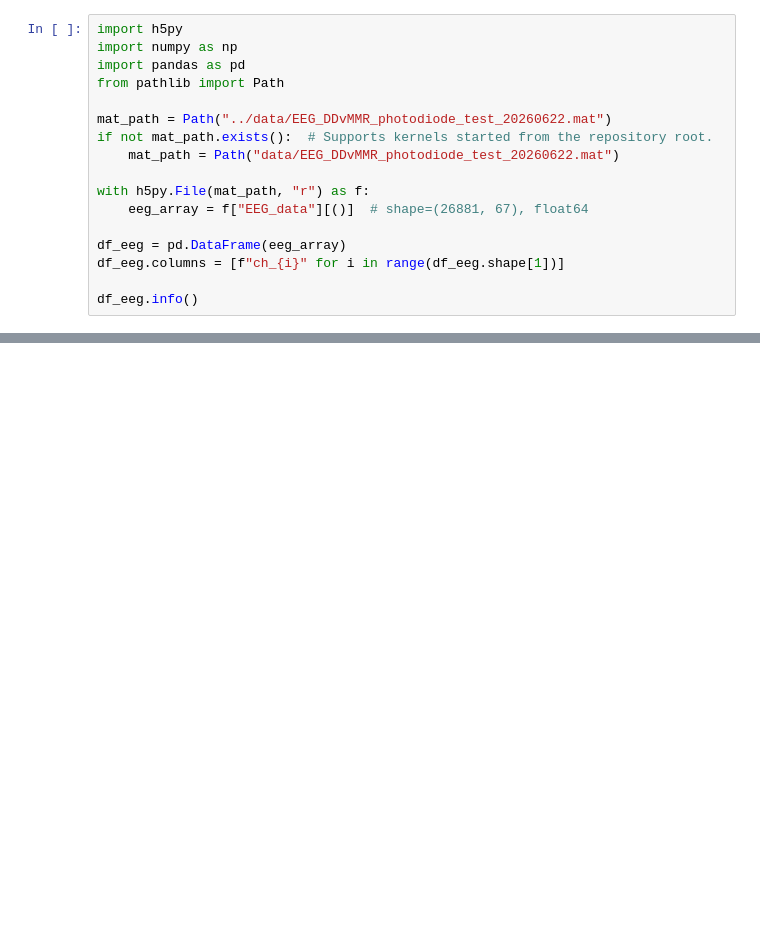
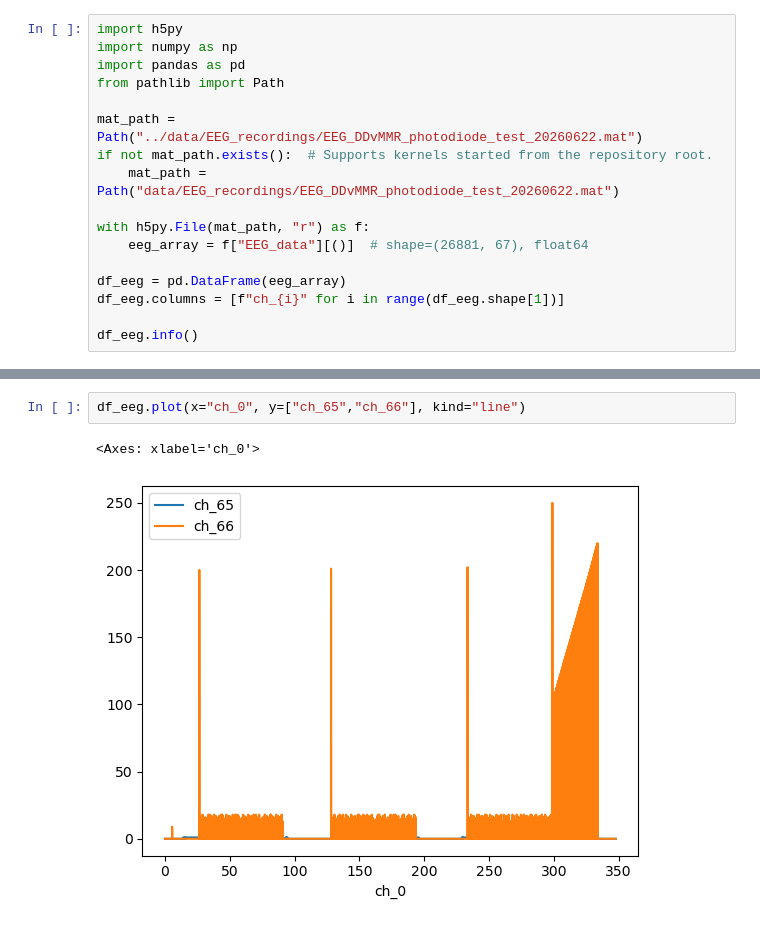
Before and after one commit to omertzuk/vMMR_EEG_PsychoPy_experiment, a Jupyter notebook: notebooks/open_EEG_recordings_mac.ipynb, the cells around one changed output, grey strips where cells are left out. Saved outputs shown, nothing was run; the diff lists cells and outputs as text; blank space fills up the shorter version.

```diff
--- a/notebooks/open_EEG_recordings_mac.ipynb
+++ b/notebooks/open_EEG_recordings_mac.ipynb
@@ -51,9 +69,9 @@ import numpy as np
 import pandas as pd
 from pathlib import Path
 
-mat_path = Path("../data/EEG_DDvMMR_photodiode_test_20260622.mat")
+mat_path = Path("../data/EEG_recordings/EEG_DDvMMR_photodiode_test_20260622.mat")
 if not mat_path.exists():  # Supports kernels started from the repository root.
-    mat_path = Path("data/EEG_DDvMMR_photodiode_test_20260622.mat")
+    mat_path = Path("data/EEG_recordings/EEG_DDvMMR_photodiode_test_20260622.mat")
 
 with h5py.File(mat_path, "r") as f:
     eeg_array = f["EEG_data"][()]  # shape=(26881, 67), float64
@@ -64,0 +101,5 @@ df_eeg.info()
+# %%
+df_eeg.plot(x="ch_0", y=["ch_65","ch_66"], kind="line")
+# %% [output]
+<Axes: xlabel='ch_0'>
+[figure, added]
```
Also changed, not shown: parts of 5 cells of this notebook, 1 other file.
